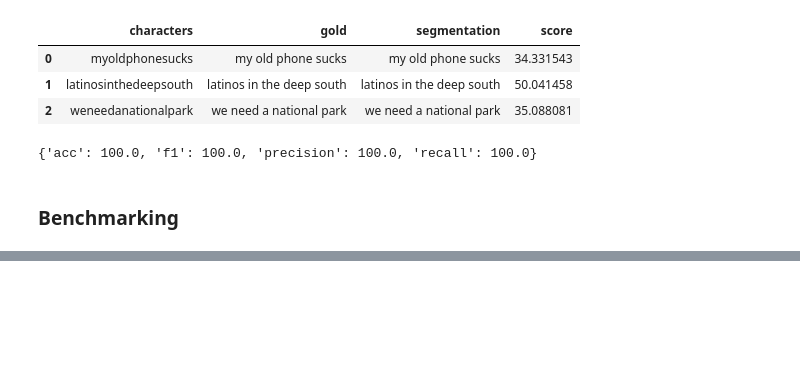
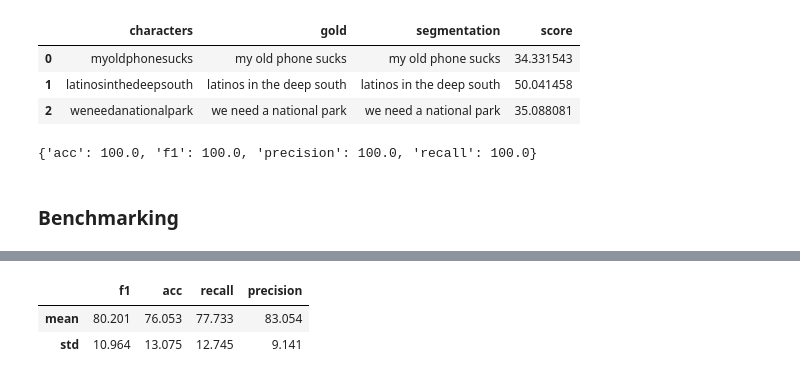
Before and after one commit to ruanchaves/hashformers, a Jupyter notebook: hashformers.ipynb, the cells around one changed output, grey strips where cells are left out. Saved outputs shown, nothing was run; the diff lists cells and outputs as text; code cells hidden in the pictures; blank space fills up the shorter version.

```diff
--- a/hashformers.ipynb
+++ b/hashformers.ipynb
@@ -326,0 +361,6 @@ benchmark_df
+# %%
+benchmark_df.agg(['mean', 'std']).round(3)
+# %% [output]
+|  | f1 | acc | recall | precision |
+| mean | 80.201 | 76.053 | 77.733 | 83.054 |
+| std | 10.964 | 13.075 | 12.745 | 9.141 |
```
Also changed, not shown: parts of 4 cells of this notebook, 5 other files.
